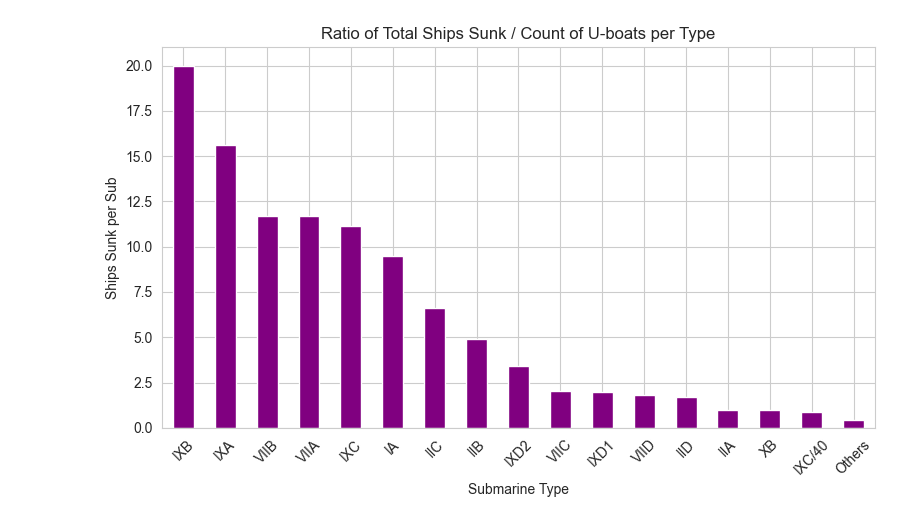
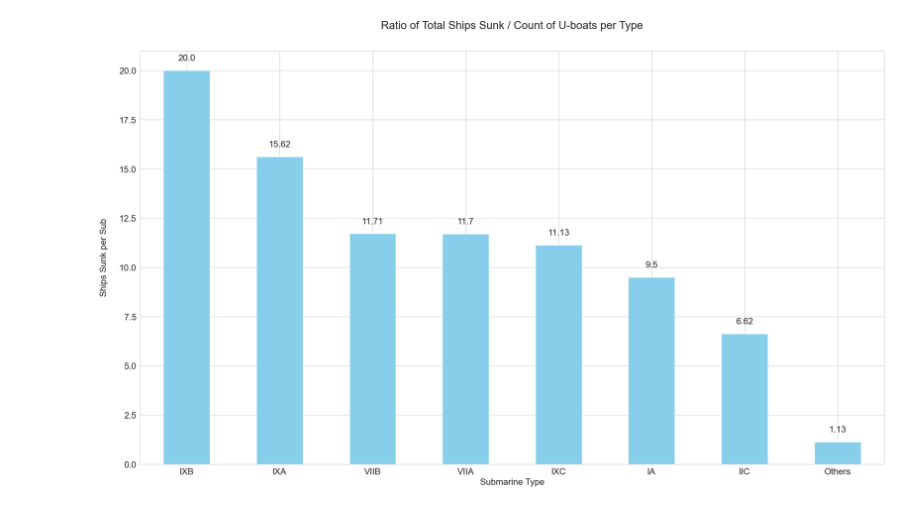
Before and after one commit to amdla/Data-visualisation, a Jupyter notebook: u-boot/karabin.ipynb, the cells around one changed output. Saved outputs shown, nothing was run; the diff lists cells and outputs as text; code cells hidden in the pictures.

```diff
--- a/u-boot/karabin.ipynb
+++ b/u-boot/karabin.ipynb
@@ -27,5 +30,5 @@ plt.show()
 # %%
-type_threshold = 10
+type_threshold = 30
 
 type_counts = df['Type'].value_counts()
 # Separate out the ones below threshold
@@ -37,12 +40,17 @@ type_counts_filtered = type_counts_main.copy()
 if others_count > 0:
     type_counts_filtered['Others'] = others_count
 
-plt.figure(figsize=(8, 5))
+plt.figure(figsize=(20, 12))
+plt.yticks(fontsize=16)
+plt.xticks(fontsize=16)
 type_counts_filtered.plot(kind='bar', color='skyblue')
-plt.title("Count of U-boats by Type")
-plt.xlabel("Type")
-plt.ylabel("Number of U-boats")
+plt.title("Count of U-boats by Type", fontsize=20, pad=40)
+plt.xlabel("Type", fontsize=16)
+plt.ylabel("Number of U-boats", fontsize=16, labelpad=20)
 plt.xticks(rotation=360)
+# add numeric values over bars
+for i, v in enumerate(type_counts_filtered):
+    plt.text(i, v + 0.5, str(v), ha='center', fontsize=16)
 plt.tight_layout()
 plt.show()
 # %% [output]
@@ -108,35 +126,46 @@ plt.show()
 # %%
 # Compute the ratio (Total Ships Sunk) / (Count of U-boats)
 type_counts = df['Type'].value_counts()
-total_sunk_per_type = df.groupby('Type')['Total_Ships_Sunk_No'].sum()
+total_sunk_per_type = df.groupby('Type').agg({
+    'Warships_sunk_n_total_loss_No': 'sum',
+    'Merchant_Ships_sunk_No': 'sum'
+}).sum(axis=1)
 
 # Compute the ratio and handle missing values
 ratio = total_sunk_per_type / type_counts
 ratio = ratio.fillna(0).sort_values(ascending=False)
 
 # Set a threshold: If a type appears in fewer than 'ratio_threshold' cases, group it into "Others"
-ratio_threshold = 0.5  # Adjust this value as needed
+ratio_threshold = 5  # Adjust this value as needed
 
 # Separate types above and below the threshold
 ratio_main = ratio[ratio >= ratio_threshold]
-others_ratio = ratio[ratio < ratio_threshold].sum()
+
+others_ratio = ratio[ratio < ratio_threshold].sum() / len(ratio[ratio < ratio_threshold])
 
 # Create a new Series for plotting
 ratio_filtered = ratio_main.copy()
 if others_ratio > 0:
     ratio_filtered['Others'] = others_ratio
 
 # Plot
-plt.figure(figsize=(8, 5))
-ratio_filtered.plot(kind='bar', color='purple')
-plt.title("Ratio of Total Ships Sunk / Count of U-boats per Type")
-plt.xlabel("Submarine Type")
-plt.ylabel("Ships Sunk per Sub")
-plt.xticks(rotation=45)
+plt.figure(figsize=(20, 12))
+ratio_filtered.plot(kind='bar', color='skyblue')
+plt.title("Ratio of Total Ships Sunk / Count of U-boats per Type", fontsize=20, pad=40)
+plt.xlabel("Submarine Type", fontsize=16)
+plt.ylabel("Ships Sunk per Sub", fontsize=16, labelpad=20)
+plt.xticks(rotation=360, fontsize=16)
+plt.yticks(fontsize=16)
+
+# Add numeric values over bars
+for i, v in enumerate(ratio_filtered):
+    plt.text(i, v + 0.5, str(round(v, 2)), ha='center', fontsize=16)
+
+
 plt.tight_layout()
 plt.show()
 # %% [output]
-[figure, old version]
+[figure, new version]
 # %%
 import matplotlib.pyplot as plt
 
```
Also changed, not shown: parts of 5 cells of this notebook, 9 other files.
